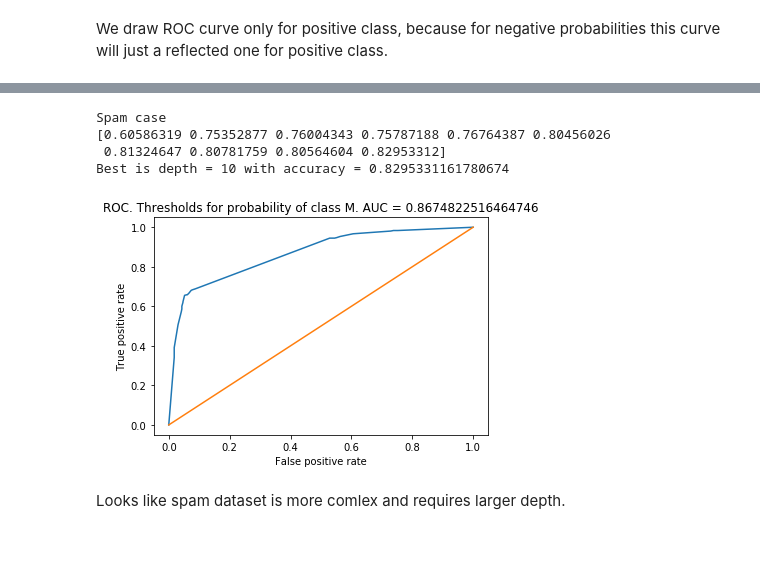
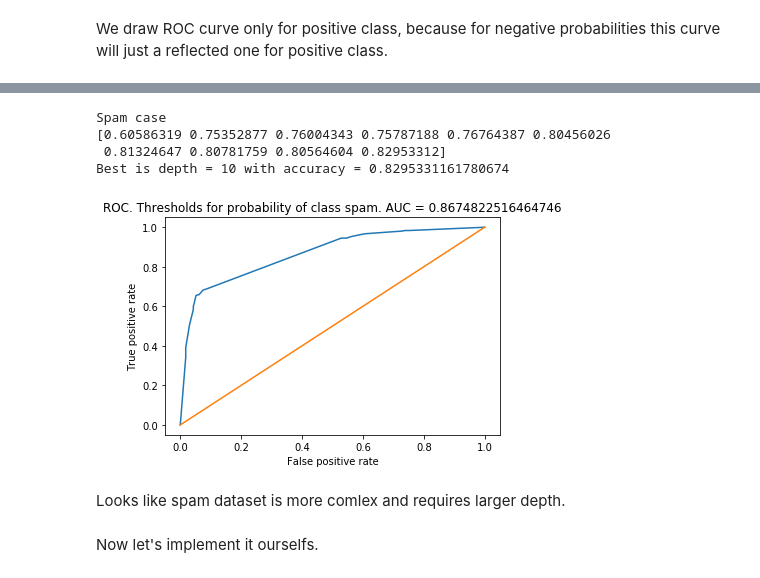
Before and after one commit to RamSaw/MachineLearning, a Jupyter notebook: hw01/hw01.ipynb, the cells around one changed output, grey strips where cells are left out. Cells and saved outputs as stored; diff of their text form; code cells hidden in the pictures; blank space fills up the shorter version.

```diff
--- a/hw01/hw01.ipynb
+++ b/hw01/hw01.ipynb
@@ -741,22 +733,24 @@ Best is depth = 3 with accuracy = 0.9385964912280702
 # %%
 # spam
 print("Spam case")
 best_acc = -1
 accuracies = np.zeros(len(depth_clfs))
 for i, clf in enumerate(depth_clfs):
     clf.fit(X_train_spam, y_train_spam)
     accuracies[i] = accuracy_score(y_test_spam, clf.predict(X_test_spam))
 print(accuracies)
 best_clf_index = np.argmax(accuracies)
 print('Best is depth = ' + str(best_clf_index + 1) + ' with accuracy = ' + str(np.max(accuracies)))
 predicted = clf.predict_proba(X_test_spam)
 fpr, tpr, _ = roc_curve(y_test_spam, predicted[:, 1], pos_label=1) # all or only test?
-draw_roc_curve(fpr, tpr, "Thresholds for probability of class M. AUC = " + str(roc_auc_score(y_test_spam, predicted[:, 1])))
+draw_roc_curve(fpr, tpr, "Thresholds for probability of class spam. AUC = " + str(roc_auc_score(y_test_spam, predicted[:, 1])))
 # %% [output]
 Spam case
 [0.60586319 0.75352877 0.76004343 0.75787188 0.76764387 0.80456026
  0.81324647 0.80781759 0.80564604 0.82953312]
 Best is depth = 10 with accuracy = 0.8295331161780674
-[figure, old version]
+[figure, new version]
 # %% [markdown]
 Looks like spam dataset is more comlex and requires larger depth.
+# %% [markdown]
+Now let's implement it ourselfs.
```
Also changed, not shown: parts of 10 cells of this notebook.
